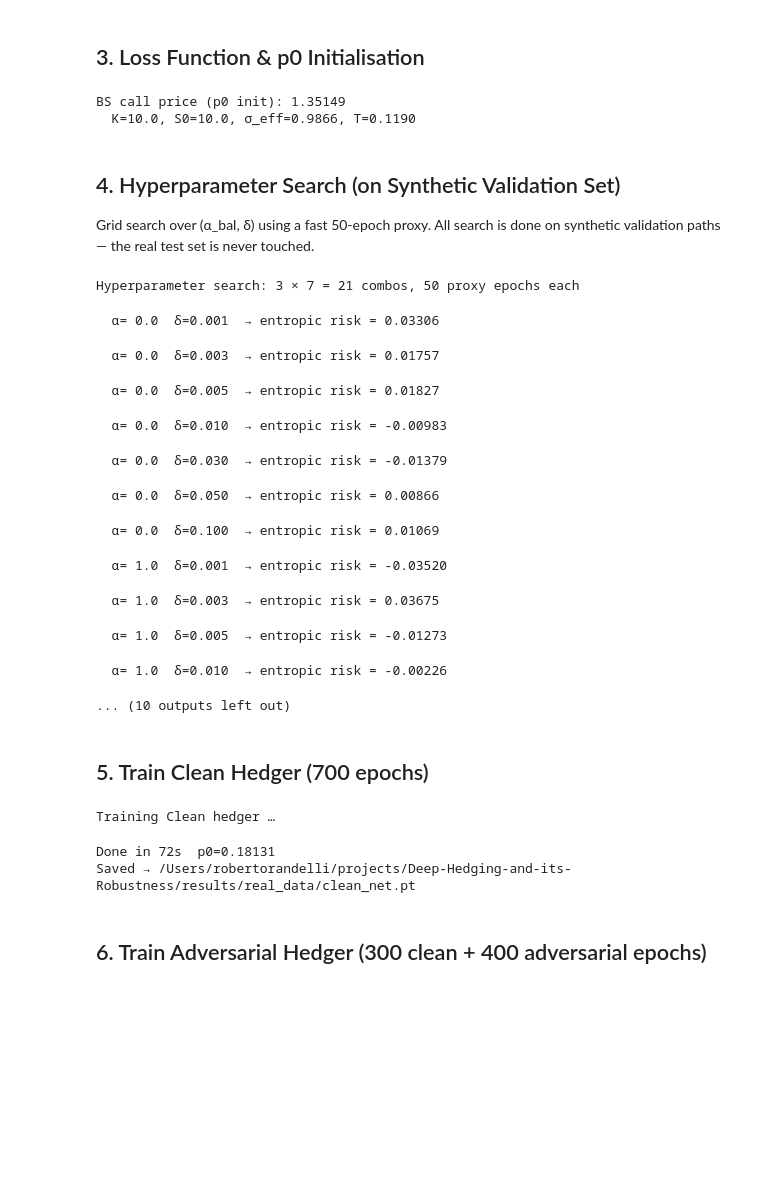
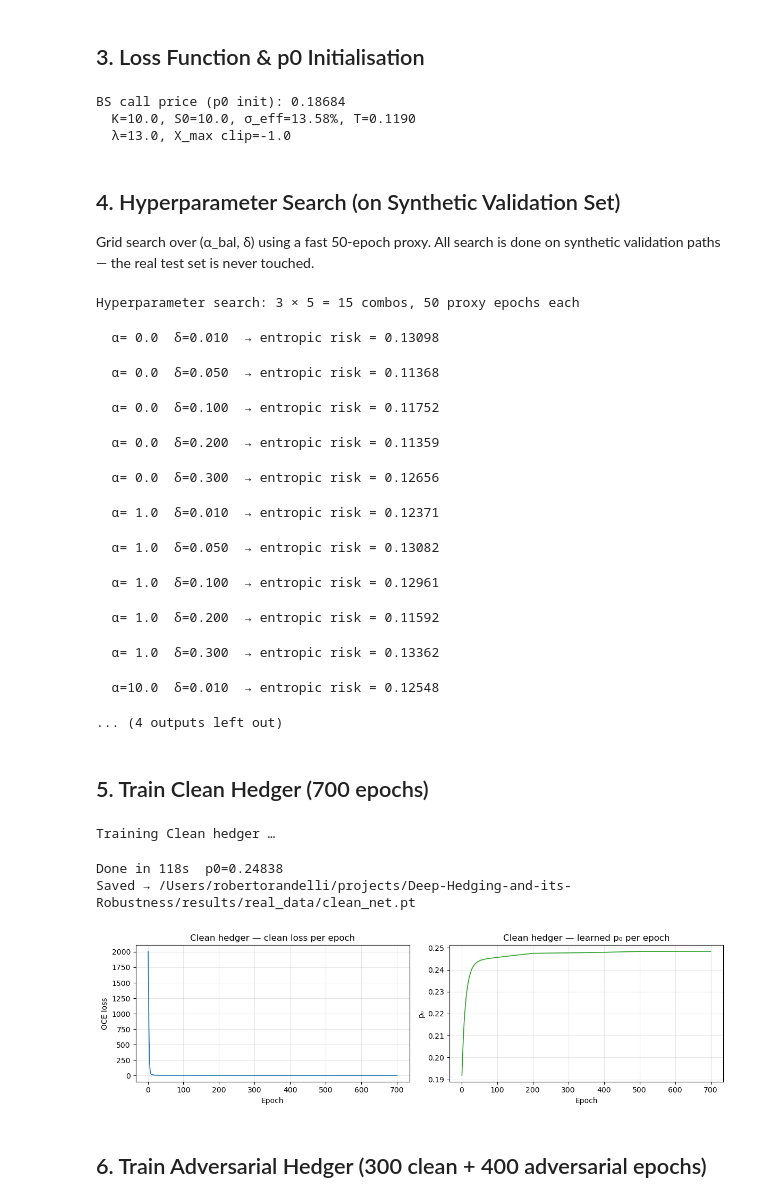
Before and after one commit to roberto-randelli/Deep-Hedging-and-its-Robustness, a Jupyter notebook: notebooks_outputs/02_gad_training.ipynb, the cells around one changed output. Cells and saved outputs as stored; diff of their text form; code cells hidden in the pictures; blank space fills up the shorter version.

```diff
--- a/notebooks_outputs/02_gad_training.ipynb
+++ b/notebooks_outputs/02_gad_training.ipynb
@@ -143,17 +153,22 @@ plt.show()
 # %% [markdown]
 ## 3. Loss Function & p0 Initialisation
 # %%
-LAMB = 1.0
+# Lambda=13 matches He et al.'s training lambda.
+# X_max clip at -1 (not -10) matches He et al. and prevents the network
+# from ignoring large underperformance, giving strong gradients near X≈0.
+LAMB = 13.0
 
-loss_fn = EntropicOCELoss(K=K, sigma=SIGMA_EFF, T=T, lamb=LAMB, X_max=True)
+loss_fn = EntropicOCELoss(K=K, sigma=SIGMA_EFF, T=T, lamb=LAMB, X_max=True, x_max_val=-1.0)
 
-# p0 initialisation: Black-Scholes ATM call price at σ_eff
+# p0 initialisation: Black-Scholes ATM call price at σ_eff (log-return vol)
 p0_init = float(loss_fn.bs_price(torch.tensor(S0)).item())
 print(f"BS call price (p0 init): {p0_init:.5f}")
-print(f"  K={K}, S0={S0}, σ_eff={SIGMA_EFF:.4f}, T={T:.4f}")
+print(f"  K={K}, S0={S0}, σ_eff={SIGMA_EFF:.2%}, T={T:.4f}")
+print(f"  λ={LAMB}, X_max clip={loss_fn.x_max_val}")
 # %% [output]
-BS call price (p0 init): 1.35149
-  K=10.0, S0=10.0, σ_eff=0.9866, T=0.1190
+BS call price (p0 init): 0.18684
+  K=10.0, S0=10.0, σ_eff=13.58%, T=0.1190
+  λ=13.0, X_max clip=-1.0
 # %% [markdown]
 ## 4. Hyperparameter Search (on Synthetic Validation Set)
 
@@ -161,7 +176,7 @@ Grid search over (α_bal, δ) using a fast 50-epoch proxy. All search is done on
 synthetic validation paths — the real test set is never touched.
 # %%
 ALPHA_BAL_GRID = [0.0, 1.0, 10.0]
-DELTA_GRID     = [0.001, 0.003, 0.005, 0.01, 0.03, 0.05, 0.1]
+DELTA_GRID     = [0.01, 0.05, 0.1, 0.2, 0.3]
 HP_PROXY_EPOCHS = 50   # fast proxy; increase to 100 for more accurate search
 
 S_tr_dev  = S_tr.to(DEVICE)
@@ -177,12 +192,12 @@ print(f"Hyperparameter search: {len(ALPHA_BAL_GRID)} × {len(DELTA_GRID)} = {len
 for alpha_bal in ALPHA_BAL_GRID:
     for delta in DELTA_GRID:
         attack_fn = partial(
-            gad_linf_attack,
+            gad_budget_attack,
             loss_fn=loss_fn,
             delta=delta,
             iters=5,   # fewer iters for speed during HP search
         )
-        net, p0 = train_adv_gad(
+        net, p0, _ = train_adv_gad(
             S_tr_dev,
             attack_fn=attack_fn,
             loss_fn=loss_fn,
@@ -212,19 +227,19 @@ with open(RESULTS_DIR / "best_hps.json", "w") as f:
     json.dump({"alpha_bal": best_alpha, "delta": best_delta, "risk": best_risk}, f, indent=2)
 print(f"Saved best HPs → {RESULTS_DIR / 'best_hps.json'}")
 # %% [output]
-Hyperparameter search: 3 × 7 = 21 combos, 50 proxy epochs each
+Hyperparameter search: 3 × 5 = 15 combos, 50 proxy epochs each
-  α= 0.0  δ=0.001  → entropic risk = 0.03306
+  α= 0.0  δ=0.010  → entropic risk = 0.13098
-  α= 0.0  δ=0.003  → entropic risk = 0.01757
+  α= 0.0  δ=0.050  → entropic risk = 0.11368
-  α= 0.0  δ=0.005  → entropic risk = 0.01827
+  α= 0.0  δ=0.100  → entropic risk = 0.11752
-  α= 0.0  δ=0.010  → entropic risk = -0.00983
+  α= 0.0  δ=0.200  → entropic risk = 0.11359
-  α= 0.0  δ=0.030  → entropic risk = -0.01379
+  α= 0.0  δ=0.300  → entropic risk = 0.12656
-  α= 0.0  δ=0.050  → entropic risk = 0.00866
+  α= 1.0  δ=0.010  → entropic risk = 0.12371
-  α= 0.0  δ=0.100  → entropic risk = 0.01069
+  α= 1.0  δ=0.050  → entropic risk = 0.13082
-  α= 1.0  δ=0.001  → entropic risk = -0.03520
+  α= 1.0  δ=0.100  → entropic risk = 0.12961
-  α= 1.0  δ=0.003  → entropic risk = 0.03675
+  α= 1.0  δ=0.200  → entropic risk = 0.11592
-  α= 1.0  δ=0.005  → entropic risk = -0.01273
+  α= 1.0  δ=0.300  → entropic risk = 0.13362
-  α= 1.0  δ=0.010  → entropic risk = -0.00226
+  α=10.0  δ=0.010  → entropic risk = 0.12548
-... (10 outputs left out)
+... (4 outputs left out)
 # %% [markdown]
 ## 5. Train Clean Hedger (700 epochs)
 # %%
@@ -234,7 +249,7 @@ LR           = 5e-3
 
 print("Training Clean hedger …")
 t0 = time.perf_counter()
-net_clean, p0_clean = train_adv_gad(
+net_clean, p0_clean, hist_clean = train_adv_gad(
     S_tr_dev,
     attack_fn=None,
     loss_fn=loss_fn,
@@ -254,8 +269,29 @@ torch.save(torch.tensor(p0_clean), RESULTS_DIR / "clean_p0.pt")
 print(f"Saved → {RESULTS_DIR}/clean_net.pt")
 # %% [output]
 Training Clean hedger …
-Done in 72s  p0=0.18131
+Done in 118s  p0=0.24838
 Saved → /Users/robertorandelli/projects/Deep-Hedging-and-its-Robustness/results/real_data/clean_net.pt
+# %%
+# Training curves — Clean hedger
+_ep = np.arange(1, len(hist_clean['loss_clean']) + 1)
+fig, (ax1, ax2) = plt.subplots(1, 2, figsize=(12, 3.5))
+
+ax1.plot(_ep, hist_clean['loss_clean'], lw=1.2, color='C0')
+ax1.set_xlabel('Epoch')
+ax1.set_ylabel('OCE loss')
+ax1.set_title('Clean hedger — clean loss per epoch')
+ax1.grid(True, alpha=0.3)
+
+ax2.plot(_ep, hist_clean['p0'], lw=1.2, color='C2')
+ax2.set_xlabel('Epoch')
+ax2.set_ylabel('p₀')
+ax2.set_title('Clean hedger — learned p₀ per epoch')
+ax2.grid(True, alpha=0.3)
+
+plt.tight_layout()
+plt.show()
+# %% [output]
+[figure, added]
 # %% [markdown]
 ## 6. Train Adversarial Hedger (300 clean + 400 adversarial epochs)
 # %%
```
Also changed, not shown: parts of 10 cells of this notebook, 19 other files.
